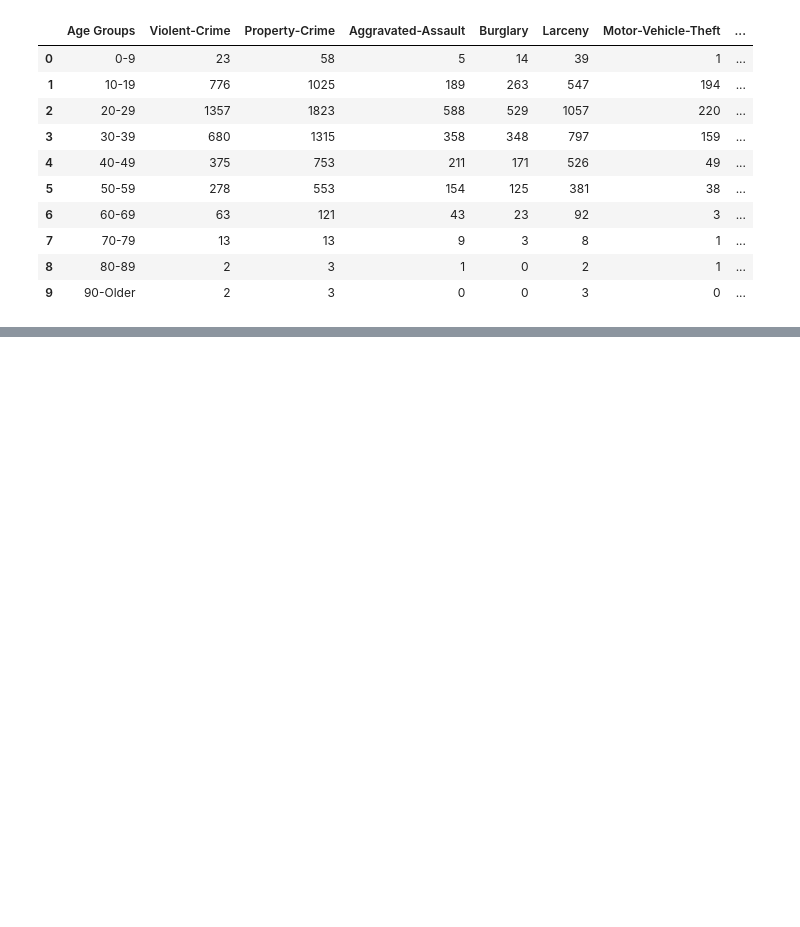
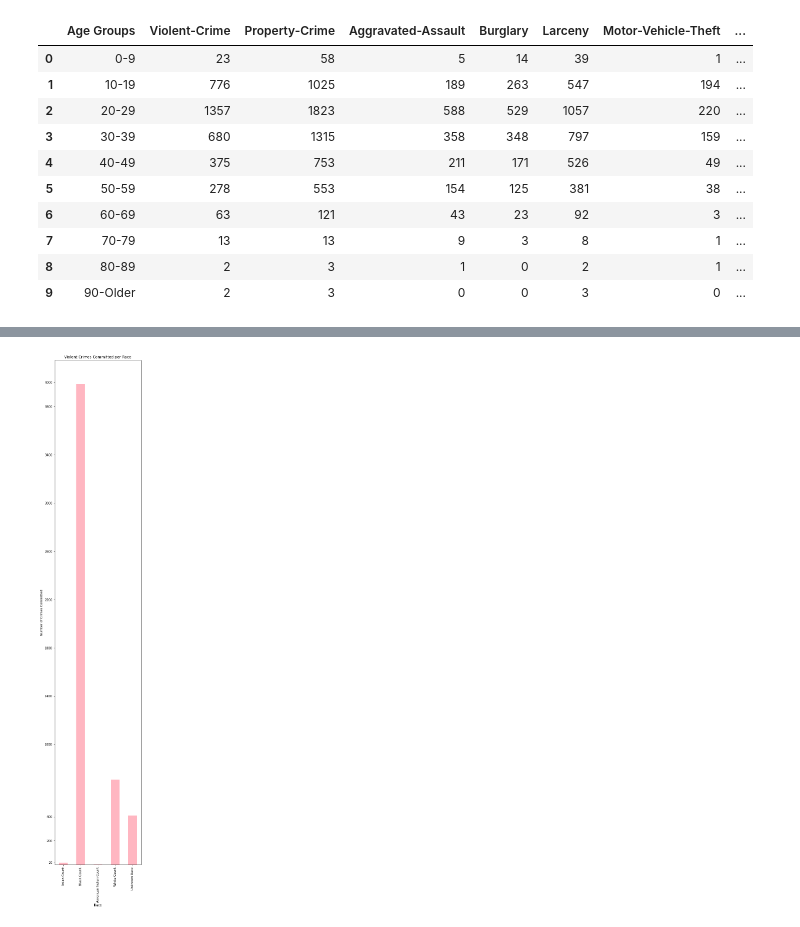
Before and after one commit to drjulie2105/Group_Project_1, a Jupyter notebook: Crime_Cuyahoga/crime_cuy.ipynb, the cells around one changed output, grey strips where cells are left out. Drawn from its saved outputs; the diff is of its cells as text; code cells hidden in the pictures; blank space fills up the shorter version.

Commit message:
Bar Charts Race/Crime

```diff
--- a/Crime_Cuyahoga/crime_cuy.ipynb
+++ b/Crime_Cuyahoga/crime_cuy.ipynb
@@ -556,3 +556,11 @@ cle2017_crime_age_df
 | 7 | 70-79 | 13 | 13 | 9 | 3 | 8 | 1 | ... |
 | 8 | 80-89 | 2 | 3 | 1 | 0 | 2 | 1 | ... |
 | 9 | 90-Older | 2 | 3 | 0 | 0 | 3 | 0 | ... |
+# %%
+# Change rows and columns to more easily develop graphs
+Graph_race = pd.DataFrame.transpose(race_data_df)
+Graph_race = Graph_race.drop(['Crimes'])
+Graph_race# Change rows and columns to more easily develop graphs
+Graph_race = pd.DataFrame.transpose(race_data_df)
+Graph_race = Graph_race.drop(['Crimes'])
+Graph_race
@@ -558,0 +574,23 @@ cle2017_crime_age_df
+# %%
+# Creaate violent crime bar graph
+violent_crime = Graph_race.loc[:,0]
+
+# Set x and y values
+y_axis = [Graph_race.loc[:,0]]
+x_axis = Graph_race.index
+
+# Set ticks
+ticks = 20, 200, 400, 1000, 1400, 1800, 2200, 2600, 3000, 3400, 3800, 4000
+plt.yticks(ticks=ticks, labels=None)
+
+# Set type
+violent_crime.plot(kind='bar', facecolor='lightpink', figsize=(5,30
+))
+
+# Format
+plt.xlabel('Race')
+plt.ylabel('Number of Crimes Committed')
+plt.title('Violent Crimes Committed per Race')
+plt.show()
+# %% [output]
+[figure, added]
```
Also changed, not shown: parts of 10 cells of this notebook.
